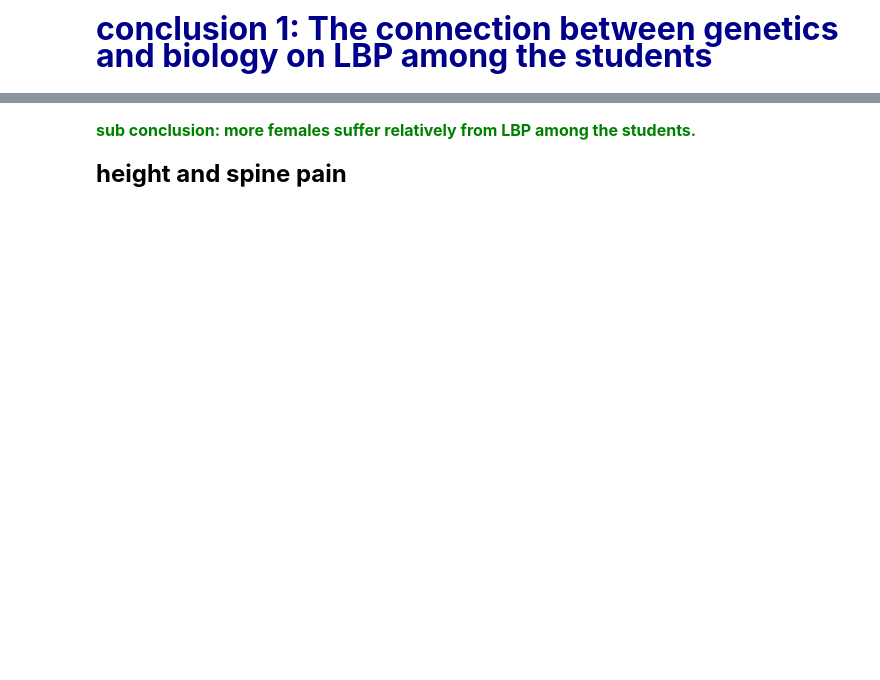
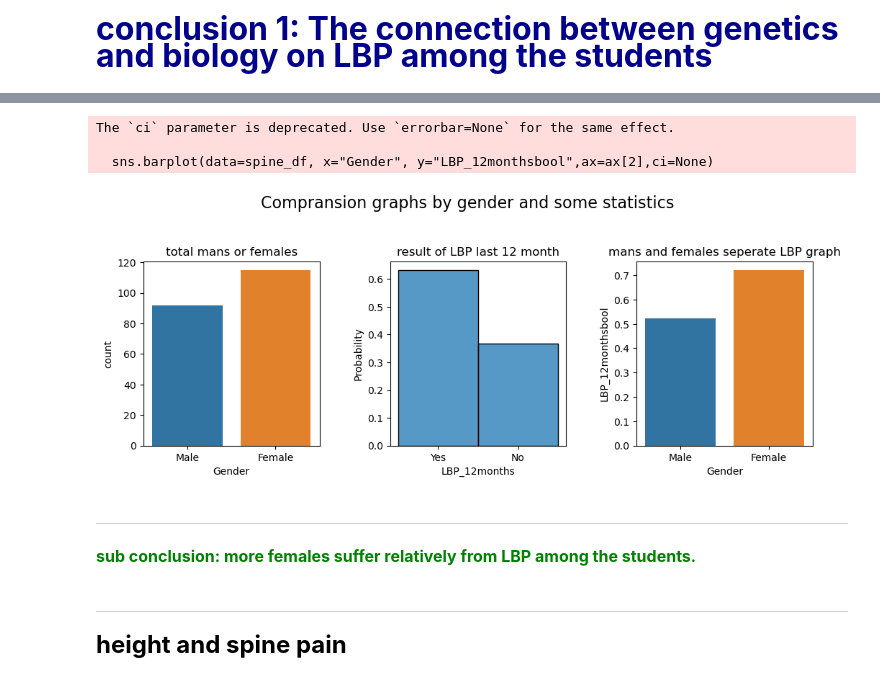
Before and after one commit to royohana31/nn-project-, a Jupyter notebook: students spine problems-Main (1).ipynb, the cells around one changed output, grey strips where cells are left out. Cells and saved outputs as stored; diff of their text form; code cells hidden in the pictures; blank space fills up the shorter version.

```diff
--- a/students spine problems-Main (1).ipynb
+++ b/students spine problems-Main (1).ipynb
@@ -75,11 +119,17 @@ spine_df['LBP_12monthsbool']
 # %%
 fig, ax = plt.subplots(1,3,figsize=(12, 4))
-sns.countplot(data=spine_df,x='LBP_12months',ax=ax[1])
+sns.histplot(data=spine_df,x='LBP_12months',ax=ax[1],stat="probability")
 ax[1].set_title("result of LBP last 12 month")
 sns.countplot(data=spine_df,x="Gender",ax=ax[0])
 ax[0].set_title("total mans or females")
 counts = spine_df.groupby("Gender")['LBP_12months'].value_counts().reset_index()
 sns.barplot(data=spine_df, x="Gender", y="LBP_12monthsbool",ax=ax[2],ci=None)
 ax[2].set_title("mans and females seperate LBP graph")
-fig.suptitle('Compransion graphs by gender',size=16)
-plt.subplots_adjust(top=0.75)
+fig.suptitle('Compransion graphs by gender and some statistics',size=16)
+plt.subplots_adjust()
+plt.subplots_adjust(top=0.75, wspace=0.4)
+# %% [output]
+The `ci` parameter is deprecated. Use `errorbar=None` for the same effect.
+
+  sns.barplot(data=spine_df, x="Gender", y="LBP_12monthsbool",ax=ax[2],ci=None)
+[figure, added]
@@ -88,3 +136,7 @@ spine_df.groupby('Gender')["LBP_12months"].value_counts()
+# %% [markdown]
+<hr style="border-top: 2px solid black;">
 # %% [markdown]
 <font size=3 color=green>__sub conclusion: more females suffer relatively from LBP among the students.__
+# %% [markdown]
+<hr style="border-top: 2px solid black;">
 # %% [markdown]
```
Also changed, not shown: parts of 162 cells of this notebook.
